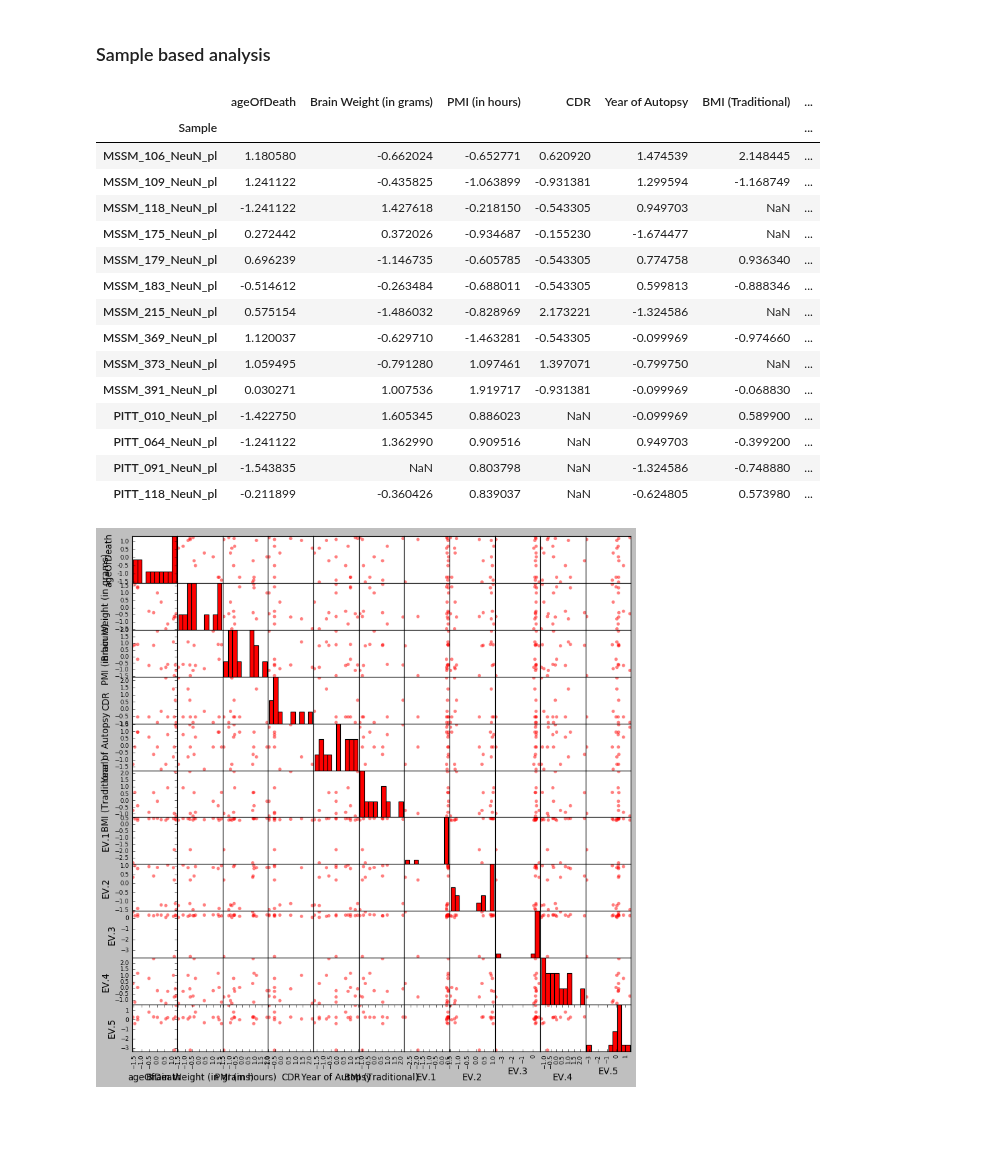
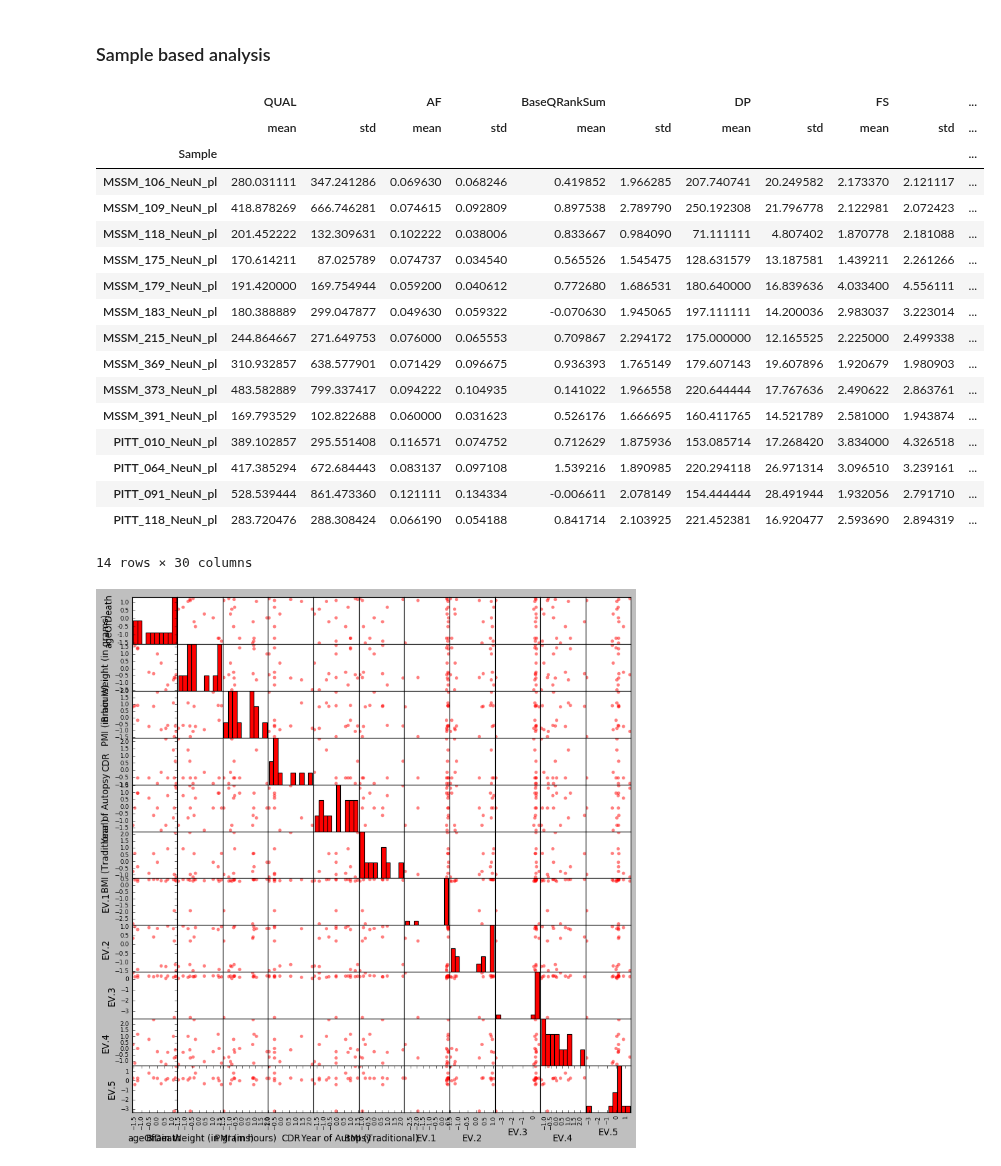
Before and after one commit to attilagk/BSM-research, a Jupyter notebook: notebook/2020-06-10-chromatin-state/2020-06-10-chromatin-state.ipynb, the cells around one changed output. Cells and saved outputs as stored; diff of their text form; code cells hidden in the pictures; blank space fills up the shorter version.

```diff
--- a/notebook/2020-06-10-chromatin-state/2020-06-10-chromatin-state.ipynb
+++ b/notebook/2020-06-10-chromatin-state/2020-06-10-chromatin-state.ipynb
@@ -203,26 +174,29 @@ samples = pd.concat([A, B], axis=1)
 # %%
-sel_clinical = ['ageOfDeath', 'Brain Weight (in grams)', 'PMI (in hours)', 'CDR', 'Year of Autopsy', \
+sel_annot = ['QUAL', 'AF', 'BaseQRankSum', 'DP', 'FS', 'QD', 'ReadPosRankSum', 'SOR', 'VQSLOD']
+d = {y: [np.mean, np.std] for y in sel_annot}
+sel_clinical = ['ageOfDeath', 'Dx', 'Brain Weight (in grams)', 'PMI (in hours)', 'CDR', 'Year of Autopsy', \
                 #'AntipsychTyp', 'AntipsychAtyp', 'Antidepress', 'Lithium', 'Tobacco', 'Alcohol', 'Illicitsub'\
                'BMI (Traditional)', 'EV.1', 'EV.2', 'EV.3', 'EV.4', 'EV.5']
-mean_col = [y for y in samples.columns if re.match('.*_mean', y)]
-df = samples[sel_clinical].copy()
-df.loc[:, :] = preprocessing.scale(df)
-df['Dx'] = samples['Dx']
-df
+d.update({y: 'first' for y in sel_clinical})
+callsg = calls.groupby('Sample')
+samples = callsg.aggregate(d)
+samples
 # %% [output]
-|  | ageOfDeath | Brain Weight (in grams) | PMI (in hours) | CDR | Year of Autopsy | BMI (Traditional) | ... |
-| Sample |  |  |  |  |  |  | ... |
-| MSSM_106_NeuN_pl | 1.180580 | -0.662024 | -0.652771 | 0.620920 | 1.474539 | 2.148445 | ... |
-| MSSM_109_NeuN_pl | 1.241122 | -0.435825 | -1.063899 | -0.931381 | 1.299594 | -1.168749 | ... |
-| MSSM_118_NeuN_pl | -1.241122 | 1.427618 | -0.218150 | -0.543305 | 0.949703 | NaN | ... |
-| MSSM_175_NeuN_pl | 0.272442 | 0.372026 | -0.934687 | -0.155230 | -1.674477 | NaN | ... |
-| MSSM_179_NeuN_pl | 0.696239 | -1.146735 | -0.605785 | -0.543305 | 0.774758 | 0.936340 | ... |
-| MSSM_183_NeuN_pl | -0.514612 | -0.263484 | -0.688011 | -0.543305 | 0.599813 | -0.888346 | ... |
-| MSSM_215_NeuN_pl | 0.575154 | -1.486032 | -0.828969 | 2.173221 | -1.324586 | NaN | ... |
-| MSSM_369_NeuN_pl | 1.120037 | -0.629710 | -1.463281 | -0.543305 | -0.099969 | -0.974660 | ... |
-| MSSM_373_NeuN_pl | 1.059495 | -0.791280 | 1.097461 | 1.397071 | -0.799750 | NaN | ... |
-| MSSM_391_NeuN_pl | 0.030271 | 1.007536 | 1.919717 | -0.931381 | -0.099969 | -0.068830 | ... |
-| PITT_010_NeuN_pl | -1.422750 | 1.605345 | 0.886023 | NaN | -0.099969 | 0.589900 | ... |
-| PITT_064_NeuN_pl | -1.241122 | 1.362990 | 0.909516 | NaN | 0.949703 | -0.399200 | ... |
-| PITT_091_NeuN_pl | -1.543835 | NaN | 0.803798 | NaN | -1.324586 | -0.748880 | ... |
-| PITT_118_NeuN_pl | -0.211899 | -0.360426 | 0.839037 | NaN | -0.624805 | 0.573980 | ... |
+|  | QUAL |  | AF |  | BaseQRankSum |  | DP |  | FS |  | ... |
+|  | mean | std | mean | std | mean | std | mean | std | mean | std | ... |
+| Sample |  |  |  |  |  |  |  |  |  |  | ... |
+| MSSM_106_NeuN_pl | 280.031111 | 347.241286 | 0.069630 | 0.068246 | 0.419852 | 1.966285 | 207.740741 | 20.249582 | 2.173370 | 2.121117 | ... |
+| MSSM_109_NeuN_pl | 418.878269 | 666.746281 | 0.074615 | 0.092809 | 0.897538 | 2.789790 | 250.192308 | 21.796778 | 2.122981 | 2.072423 | ... |
+| MSSM_118_NeuN_pl | 201.452222 | 132.309631 | 0.102222 | 0.038006 | 0.833667 | 0.984090 | 71.111111 | 4.807402 | 1.870778 | 2.181088 | ... |
+| MSSM_175_NeuN_pl | 170.614211 | 87.025789 | 0.074737 | 0.034540 | 0.565526 | 1.545475 | 128.631579 | 13.187581 | 1.439211 | 2.261266 | ... |
+| MSSM_179_NeuN_pl | 191.420000 | 169.754944 | 0.059200 | 0.040612 | 0.772680 | 1.686531 | 180.640000 | 16.839636 | 4.033400 | 4.556111 | ... |
+| MSSM_183_NeuN_pl | 180.388889 | 299.047877 | 0.049630 | 0.059322 | -0.070630 | 1.945065 | 197.111111 | 14.200036 | 2.983037 | 3.223014 | ... |
+| MSSM_215_NeuN_pl | 244.864667 | 271.649753 | 0.076000 | 0.065553 | 0.709867 | 2.294172 | 175.000000 | 12.165525 | 2.225000 | 2.499338 | ... |
+| MSSM_369_NeuN_pl | 310.932857 | 638.577901 | 0.071429 | 0.096675 | 0.936393 | 1.765149 | 179.607143 | 19.607896 | 1.920679 | 1.980903 | ... |
+| MSSM_373_NeuN_pl | 483.582889 | 799.337417 | 0.094222 | 0.104935 | 0.141022 | 1.966558 | 220.644444 | 17.767636 | 2.490622 | 2.863761 | ... |
+| MSSM_391_NeuN_pl | 169.793529 | 102.822688 | 0.060000 | 0.031623 | 0.526176 | 1.666695 | 160.411765 | 14.521789 | 2.581000 | 1.943874 | ... |
+| PITT_010_NeuN_pl | 389.102857 | 295.551408 | 0.116571 | 0.074752 | 0.712629 | 1.875936 | 153.085714 | 17.268420 | 3.834000 | 4.326518 | ... |
+| PITT_064_NeuN_pl | 417.385294 | 672.684443 | 0.083137 | 0.097108 | 1.539216 | 1.890985 | 220.294118 | 26.971314 | 3.096510 | 3.239161 | ... |
+| PITT_091_NeuN_pl | 528.539444 | 861.473360 | 0.121111 | 0.134334 | -0.006611 | 2.078149 | 154.444444 | 28.491944 | 1.932056 | 2.791710 | ... |
+| PITT_118_NeuN_pl | 283.720476 | 288.308424 | 0.066190 | 0.054188 | 0.841714 | 2.103925 | 221.452381 | 16.920477 | 2.593690 | 2.894319 | ... |
+14 rows × 30 columns
```
Also changed, not shown: parts of 4 cells of this notebook.
